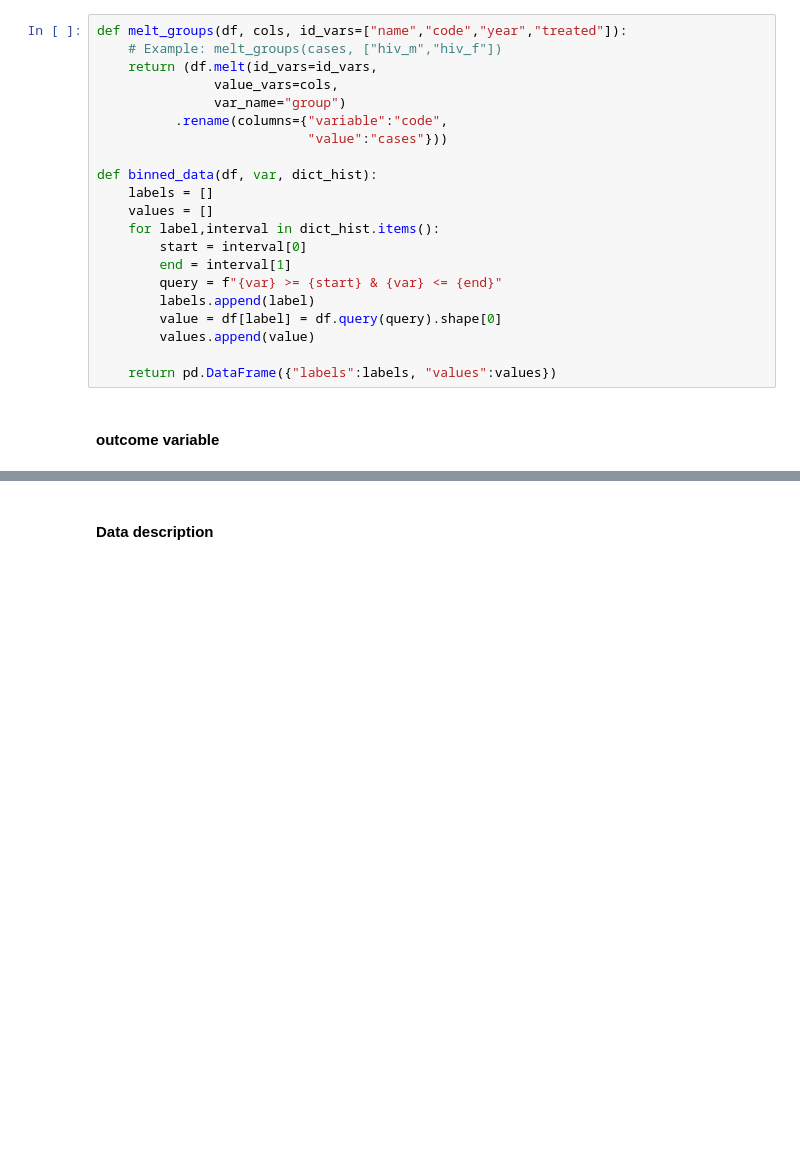
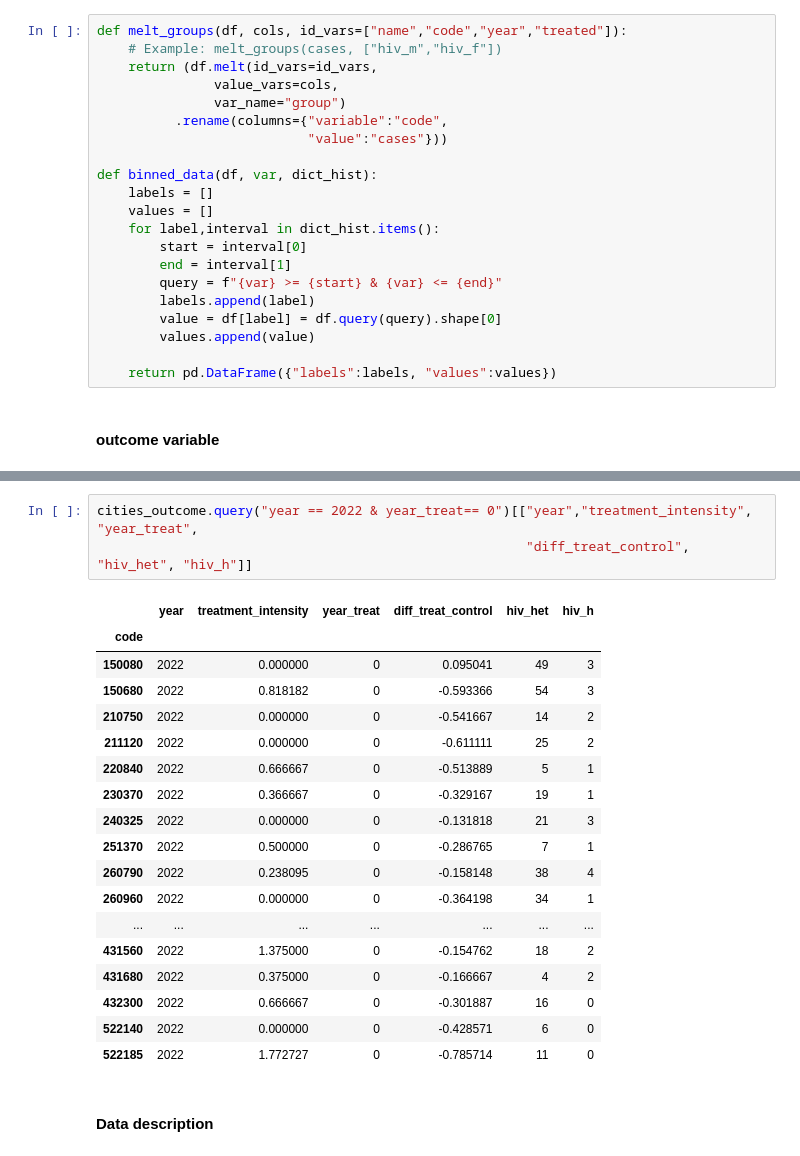
Before and after one commit to rfrade/prep, a Jupyter notebook: graphs_hiv.ipynb, the cells around one changed output, grey strips where cells are left out. Saved outputs shown, nothing was run; the diff lists cells and outputs as text; blank space fills up the shorter version.

```diff
--- a/graphs_hiv.ipynb
+++ b/graphs_hiv.ipynb
@@ -182,3 +302,25 @@ regions_reg = regions_reg.set_index("region_code")
+# %%
+cities_outcome.query("year == 2022 & year_treat== 0")[["year","treatment_intensity", "year_treat",
+                                                       "diff_treat_control", "hiv_het", "hiv_h"]]
+# %% [output]
+|  | year | treatment_intensity | year_treat | diff_treat_control | hiv_het | hiv_h |
+| code |  |  |  |  |  |  |
+| 150080 | 2022 | 0.000000 | 0 | 0.095041 | 49 | 3 |
+| 150680 | 2022 | 0.818182 | 0 | -0.593366 | 54 | 3 |
+| 210750 | 2022 | 0.000000 | 0 | -0.541667 | 14 | 2 |
+| 211120 | 2022 | 0.000000 | 0 | -0.611111 | 25 | 2 |
+| 220840 | 2022 | 0.666667 | 0 | -0.513889 | 5 | 1 |
+| 230370 | 2022 | 0.366667 | 0 | -0.329167 | 19 | 1 |
+| 240325 | 2022 | 0.000000 | 0 | -0.131818 | 21 | 3 |
+| 251370 | 2022 | 0.500000 | 0 | -0.286765 | 7 | 1 |
+| 260790 | 2022 | 0.238095 | 0 | -0.158148 | 38 | 4 |
+| 260960 | 2022 | 0.000000 | 0 | -0.364198 | 34 | 1 |
+| ... | ... | ... | ... | ... | ... | ... |
+| 431560 | 2022 | 1.375000 | 0 | -0.154762 | 18 | 2 |
+| 431680 | 2022 | 0.375000 | 0 | -0.166667 | 4 | 2 |
+| 432300 | 2022 | 0.666667 | 0 | -0.301887 | 16 | 0 |
+| 522140 | 2022 | 0.000000 | 0 | -0.428571 | 6 | 0 |
+| 522185 | 2022 | 1.772727 | 0 | -0.785714 | 11 | 0 |
 # %% [markdown]
 #### Data description
 # %% [markdown]
```
Also changed, not shown: parts of 25 cells of this notebook, 1 other file.
